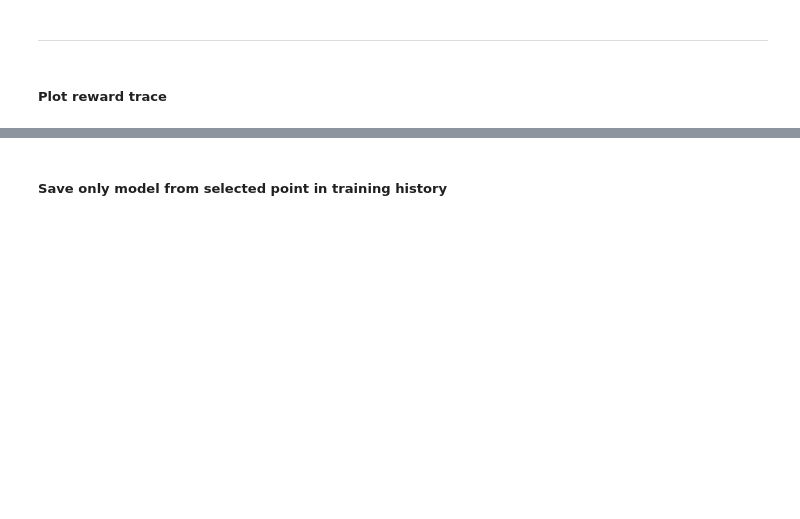
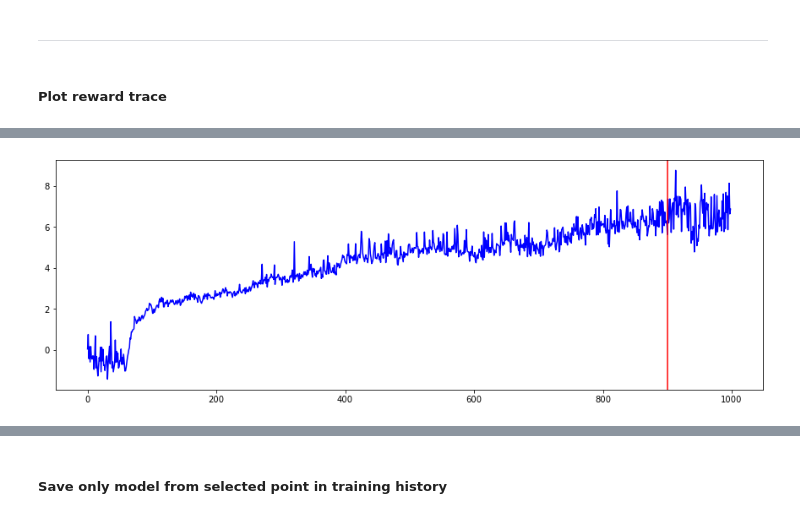
Before and after one commit to willarliss/Trade-Bot-2, a Jupyter notebook: training_agent.ipynb, the cells around one changed output, grey strips where cells are left out. Saved outputs shown, nothing was run; the diff lists cells and outputs as text; code cells hidden in the pictures; blank space fills up the shorter version.

```diff
--- a/training_agent.ipynb
+++ b/training_agent.ipynb
@@ -189,10 +210,12 @@ expl_noise
 # %%
 plt.figure(figsize=(15,5))
 
-plt.plot(reward_trace['net_worth_diff'], 'b')
-plt.axvline(250, c='r')
+plt.plot(reward_trace['avg_episode_reward'], 'b')
+plt.axvline(900, c='r')
 
 plt.show()
+# %% [output]
+[figure, added]
 # %%
 plt.figure(figsize=(15,5))
 
```
Also changed, not shown: parts of 13 cells of this notebook, 11 other files.
